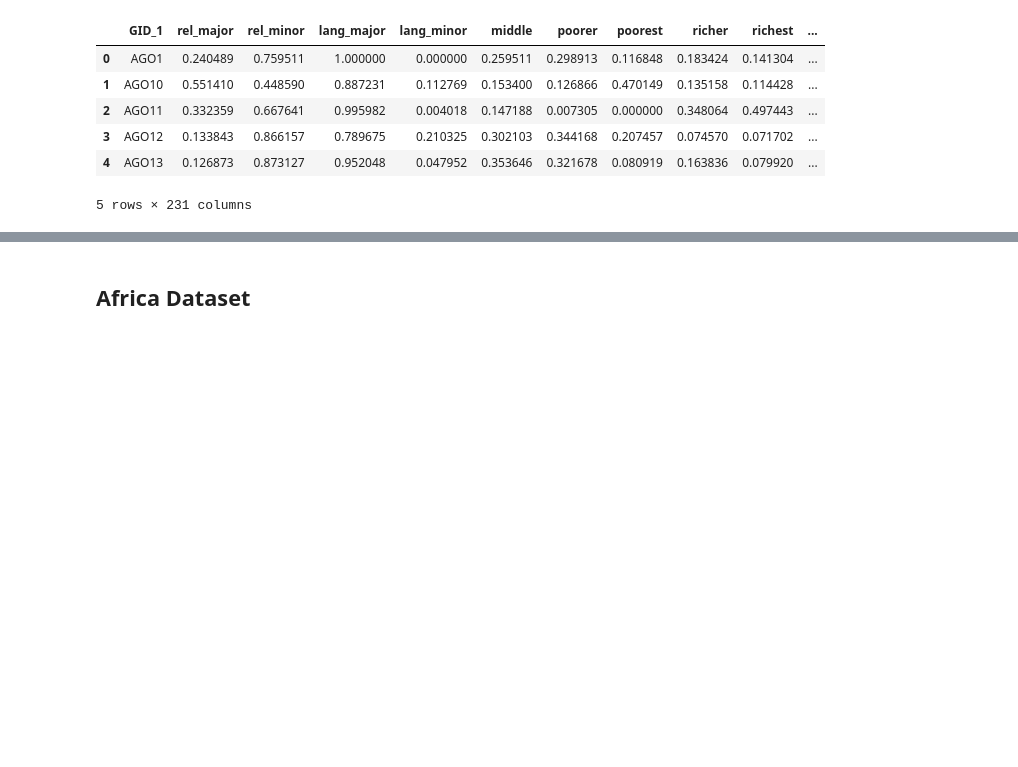
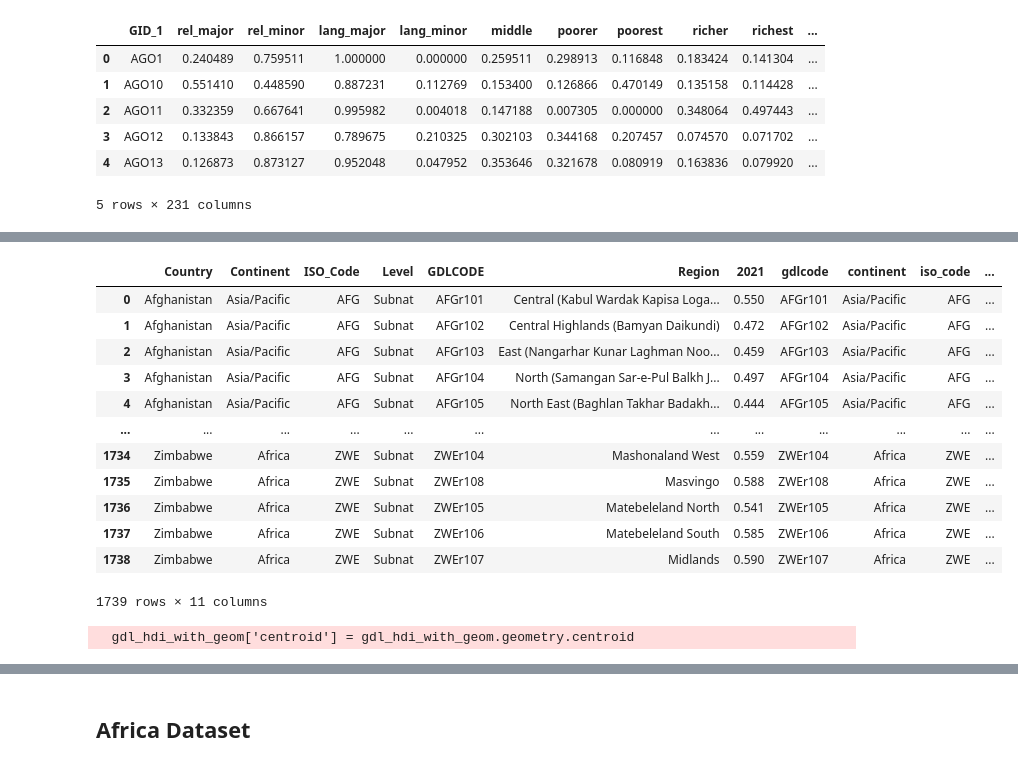
Before and after one commit to Societal-Computing/health_inequalities, a Jupyter notebook: notebooks/Data_creation.ipynb, the cells around one changed output, grey strips where cells are left out. Drawn from its saved outputs; the diff is of its cells as text; code cells hidden in the pictures; blank space fills up the shorter version.

```diff
--- a/notebooks/Data_creation.ipynb
+++ b/notebooks/Data_creation.ipynb
@@ -61,0 +121,5 @@ health_ind.head()
+# %%
+gdl_health_idx = pd.read_csv("../external_dataset/GDL_data/GDL-Health-index-data.csv")
+gdl_health_idx_nat = pd.read_csv("../external_dataset/GDL_data/GDL-Subnational-HDI-data_national.csv")
+gdl_hdi = pd.read_csv("../external_dataset/GDL_data/GDL-Subnational-HDI-data.csv")
+gdl_shapefile = gpd.read_file("../external_dataset/GDL_data/GDL Shapefiles V6.1/")
@@ -61,0 +260,2 @@ health_ind.head()
+# %%
+gdl_hdi_with_geom = gdl_hdi.merge(gdl_shapefile, left_on='GDLCODE', right_on='gdlcode', how='inner')
@@ -61,0 +271,22 @@ health_ind.head()
+# %%
+gdl_hdi_with_geom = gpd.GeoDataFrame(gdl_hdi_with_geom).to_crs("4326")
+# %%
+gdl_hdi_with_geom
+# %% [output]
+|  | Country | Continent | ISO_Code | Level | GDLCODE | Region | 2021 | gdlcode | continent | iso_code | ... |
+| 0 | Afghanistan | Asia/Pacific | AFG | Subnat | AFGr101 | Central (Kabul Wardak Kapisa Loga... | 0.550 | AFGr101 | Asia/Pacific | AFG | ... |
+| 1 | Afghanistan | Asia/Pacific | AFG | Subnat | AFGr102 | Central Highlands (Bamyan Daikundi) | 0.472 | AFGr102 | Asia/Pacific | AFG | ... |
+| 2 | Afghanistan | Asia/Pacific | AFG | Subnat | AFGr103 | East (Nangarhar Kunar Laghman Noo... | 0.459 | AFGr103 | Asia/Pacific | AFG | ... |
+| 3 | Afghanistan | Asia/Pacific | AFG | Subnat | AFGr104 | North (Samangan Sar-e-Pul Balkh J... | 0.497 | AFGr104 | Asia/Pacific | AFG | ... |
+| 4 | Afghanistan | Asia/Pacific | AFG | Subnat | AFGr105 | North East (Baghlan Takhar Badakh... | 0.444 | AFGr105 | Asia/Pacific | AFG | ... |
+| ... | ... | ... | ... | ... | ... | ... | ... | ... | ... | ... | ... |
+| 1734 | Zimbabwe | Africa | ZWE | Subnat | ZWEr104 | Mashonaland West | 0.559 | ZWEr104 | Africa | ZWE | ... |
+| 1735 | Zimbabwe | Africa | ZWE | Subnat | ZWEr108 | Masvingo | 0.588 | ZWEr108 | Africa | ZWE | ... |
+| 1736 | Zimbabwe | Africa | ZWE | Subnat | ZWEr105 | Matebeleland North | 0.541 | ZWEr105 | Africa | ZWE | ... |
+| 1737 | Zimbabwe | Africa | ZWE | Subnat | ZWEr106 | Matebeleland South | 0.585 | ZWEr106 | Africa | ZWE | ... |
+| 1738 | Zimbabwe | Africa | ZWE | Subnat | ZWEr107 | Midlands | 0.590 | ZWEr107 | Africa | ZWE | ... |
+1739 rows × 11 columns
+# %%
+gdl_hdi_with_geom['centroid'] = gdl_hdi_with_geom.geometry.centroid
+# %% [output]
+  gdl_hdi_with_geom['centroid'] = gdl_hdi_with_geom.geometry.centroid
```
Also changed, not shown: parts of 63 cells of this notebook, 20 other files.
